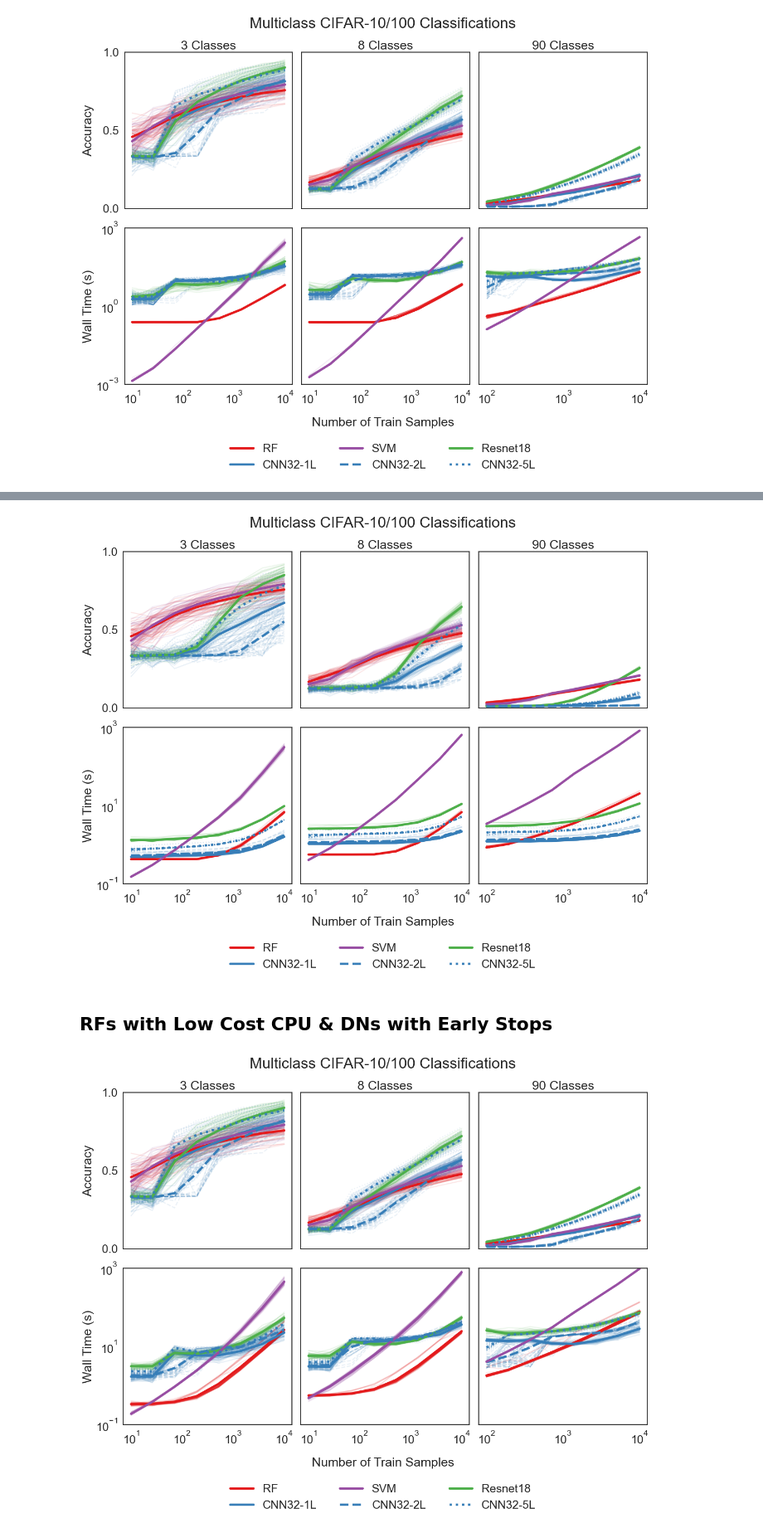
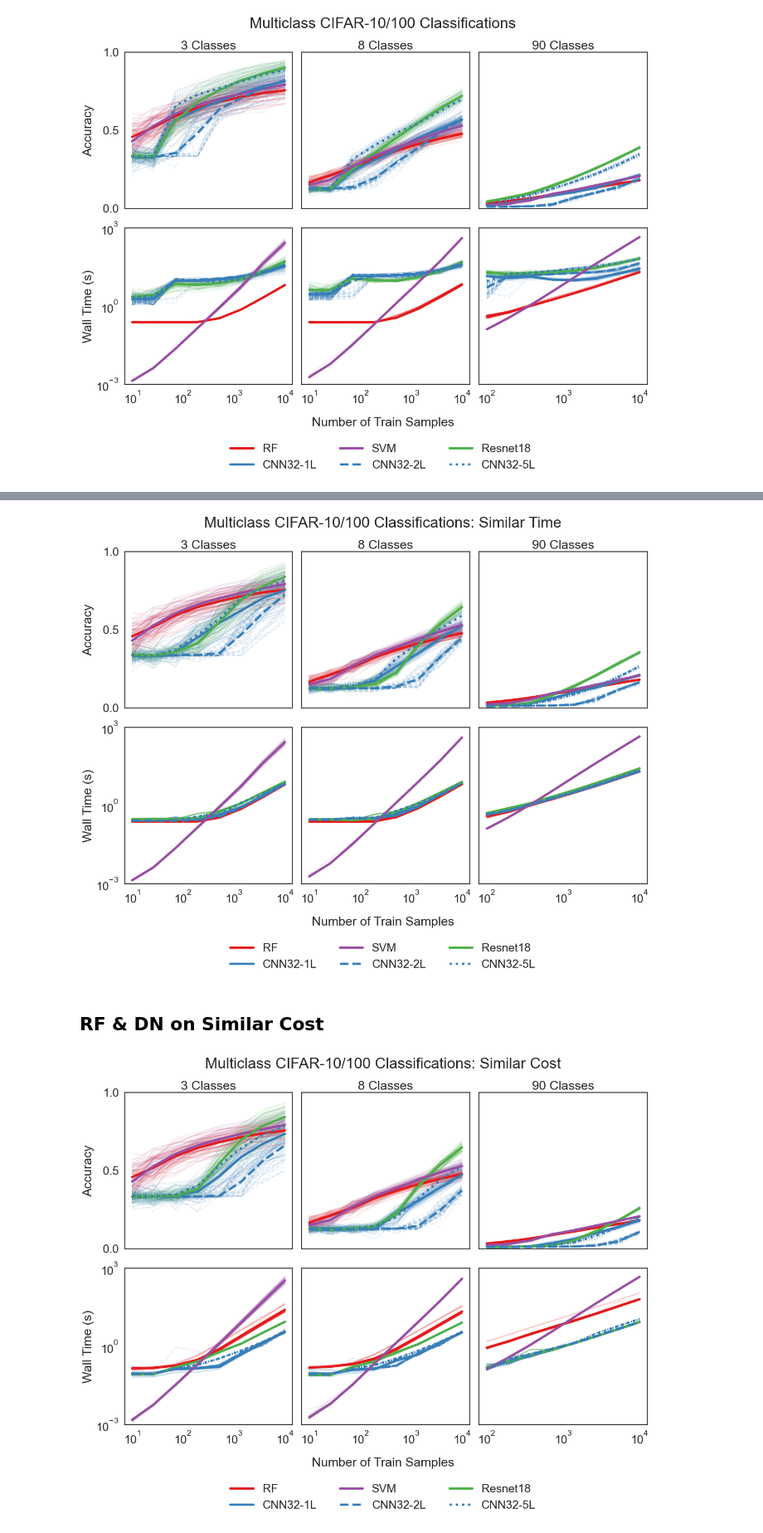
Before and after one commit to neurodata/df-dn-paper, a Jupyter notebook: image/cifar_figure.ipynb, the cells around one changed output, grey strips where cells are left out. Shown at 83% size. Cells and saved outputs as stored; diff of their text form; code cells hidden in the pictures.

Commit message:
Upload new similar-time results

```diff
--- a/image/cifar_figure.ipynb
+++ b/image/cifar_figure.ipynb
@@ -320,36 +287,30 @@ plot_six("Multiclass CIFAR-10/100 Classifications")
 # %%
 # Load 3-classes results
-acc_3 = load_accs_stc("3_class/")
-time_3 = load_time_stc("3_class/")
+acc_3, time_3 = load_results_st("3_class/")
 
 # Load 8-classes results
-acc_8 = load_accs_stc("8_class/")
-time_8 = load_time_stc("8_class/")
+acc_8, time_8 = load_results_st("8_class/")
 
 # Load 90-classes results
-acc_90 = load_accs_stc("90_class/")
-time_90 = load_time_stc("90_class/")
+acc_90, time_90 = load_results_st("90_class/")
 
 accs = [acc_3, acc_8, acc_90, time_3, time_8, time_90]
-plot_six("Multiclass CIFAR-10/100 Classifications")
+plot_six("Multiclass CIFAR-10/100 Classifications: Similar Time")
 # %% [output]
-[figure, old version]
+[figure, new version]
-# %% [markdown]
-## RFs with Low Cost CPU & DNs with Early Stops
+# %% [markdown]
+## RF & DN on Similar Cost
 # %%
 # Load 3-classes results
-acc_3 = load_accs("3_class/")
-time_3 = load_time_lc("3_class/")
+acc_3, time_3 = load_results_sc("3_class/")
 
 # Load 8-classes results
-acc_8 = load_accs("8_class/")
-time_8 = load_time_lc("8_class/")
+acc_8, time_8 = load_results_sc("8_class/")
 
 # Load 90-classes results
-acc_90 = load_accs("90_class/")
-time_90 = load_time_lc("90_class/")
+acc_90, time_90 = load_results_sc("90_class/")
 
 accs = [acc_3, acc_8, acc_90, time_3, time_8, time_90]
-plot_six("Multiclass CIFAR-10/100 Classifications")
+plot_six("Multiclass CIFAR-10/100 Classifications: Similar Cost")
 # %% [output]
-[figure, old version]
+[figure, new version]
```
Also changed, not shown: parts of 5 cells of this notebook, 36 other files.
